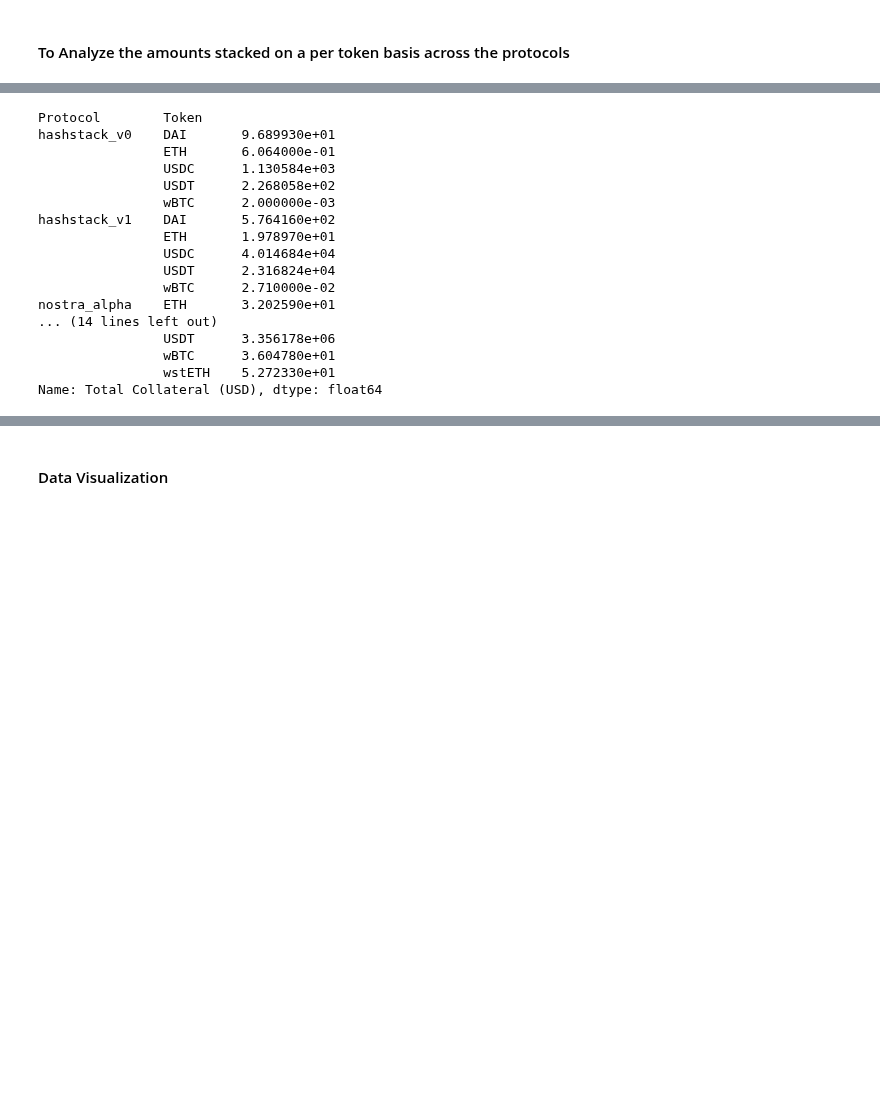
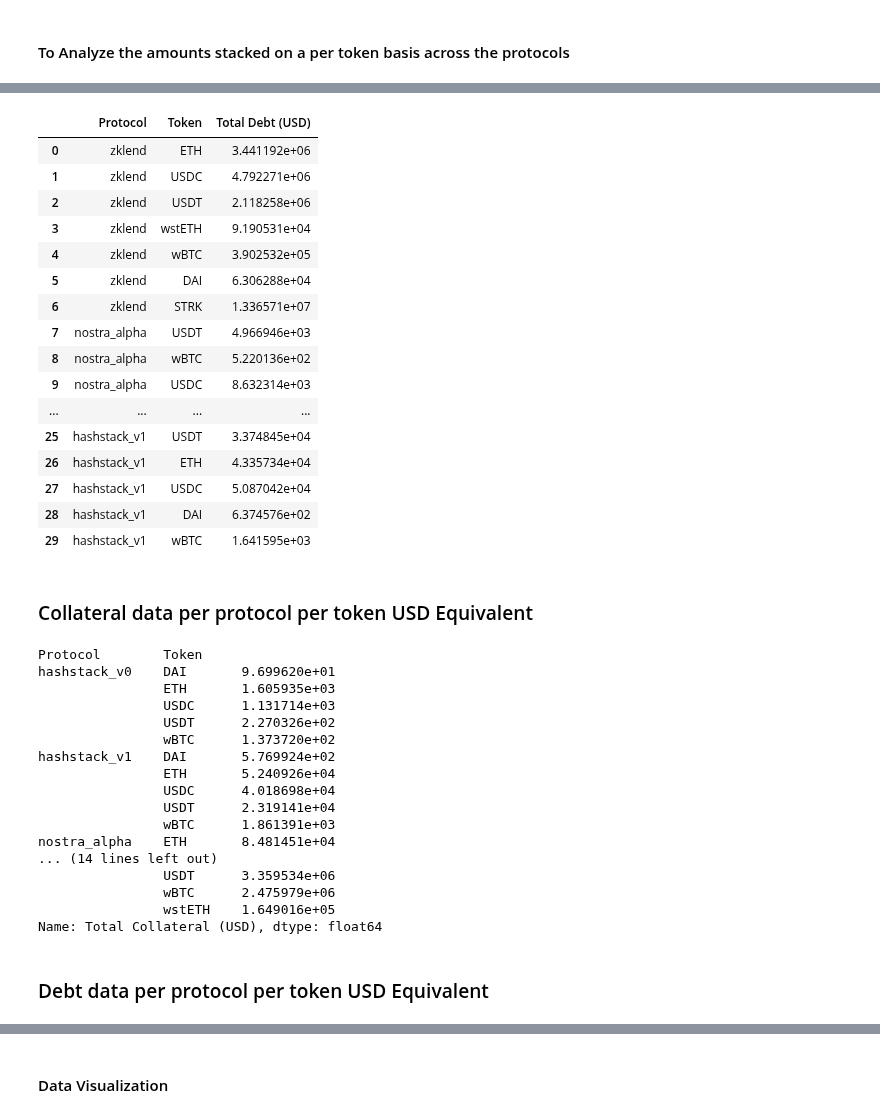
Before and after one commit to CarmineOptions/derisk-research, a Jupyter notebook: notebooks/Analyze_user_behavior_across_different_lending_protocols.ipynb, the cells around one changed output, grey strips where cells are left out. Saved outputs shown, nothing was run; the diff lists cells and outputs as text; code cells hidden in the pictures; blank space fills up the shorter version.

```diff
--- a/notebooks/Analyze_user_behavior_across_different_lending_protocols.ipynb
+++ b/notebooks/Analyze_user_behavior_across_different_lending_protocols.ipynb
@@ -310,20 +403,49 @@ debt_df = pd.DataFrame(debt_list, columns=['Protocol', 'Token', 'Total Debt (USD
+# %%
+# Total Debt (USD)
+for token, token_id in zip(tokens,token_ids):
+    val = debt_df[debt_df['Token'] == token].loc[:, 'Total Debt (USD)'] * prices[token_id]['usd']
+    debt_df.loc[debt_df['Token'] == token, 'Total Debt (USD)'] = val
+debt_df
+# %% [output]
+|  | Protocol | Token | Total Debt (USD) |
+| 0 | zklend | ETH | 3.441192e+06 |
+| 1 | zklend | USDC | 4.792271e+06 |
+| 2 | zklend | USDT | 2.118258e+06 |
+| 3 | zklend | wstETH | 9.190531e+04 |
+| 4 | zklend | wBTC | 3.902532e+05 |
+| 5 | zklend | DAI | 6.306288e+04 |
+| 6 | zklend | STRK | 1.336571e+07 |
+| 7 | nostra_alpha | USDT | 4.966946e+03 |
+| 8 | nostra_alpha | wBTC | 5.220136e+02 |
+| 9 | nostra_alpha | USDC | 8.632314e+03 |
+| ... | ... | ... | ... |
+| 25 | hashstack_v1 | USDT | 3.374845e+04 |
+| 26 | hashstack_v1 | ETH | 4.335734e+04 |
+| 27 | hashstack_v1 | USDC | 5.087042e+04 |
+| 28 | hashstack_v1 | DAI | 6.374576e+02 |
+| 29 | hashstack_v1 | wBTC | 1.641595e+03 |
+# %% [markdown]
+### Collateral data per protocol per token USD Equivalent
 # %%
-collateral_df.groupby(['Protocol','Token'])['Total Collateral (USD)'].sum()
+collateral_per_protocol_token = collateral_df.groupby(['Protocol','Token'])['Total Collateral (USD)'].sum()
+collateral_per_protocol_token
 # %% [output]
 Protocol        Token
-hashstack_v0    DAI       9.689930e+01
-                ETH       6.064000e-01
-                USDC      1.130584e+03
-                USDT      2.268058e+02
-                wBTC      2.000000e-03
-hashstack_v1    DAI       5.764160e+02
-                ETH       1.978970e+01
-                USDC      4.014684e+04
-                USDT      2.316824e+04
-                wBTC      2.710000e-02
-nostra_alpha    ETH       3.202590e+01
+hashstack_v0    DAI       9.699620e+01
+                ETH       1.605935e+03
+                USDC      1.131714e+03
+                USDT      2.270326e+02
+                wBTC      1.373720e+02
+hashstack_v1    DAI       5.769924e+02
+                ETH       5.240926e+04
+                USDC      4.018698e+04
+                USDT      2.319141e+04
+                wBTC      1.861391e+03
+nostra_alpha    ETH       8.481451e+04
 ... (14 lines left out)
-                USDT      3.356178e+06
-                wBTC      3.604780e+01
-                wstETH    5.272330e+01
+                USDT      3.359534e+06
+                wBTC      2.475979e+06
+                wstETH    1.649016e+05
 Name: Total Collateral (USD), dtype: float64
+# %% [markdown]
+### Debt data per protocol per token USD Equivalent
```
Also changed, not shown: parts of 12 cells of this notebook, 2 other files.
